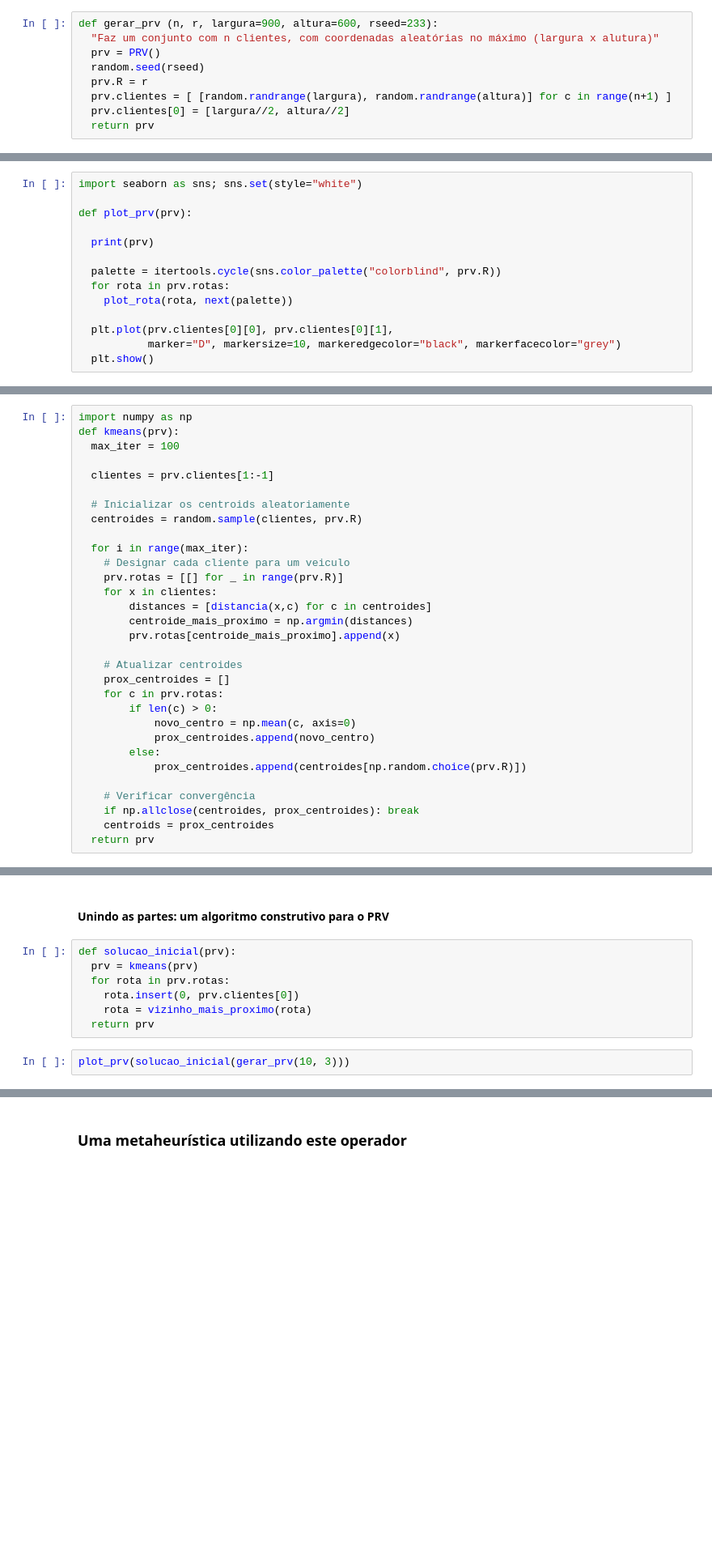
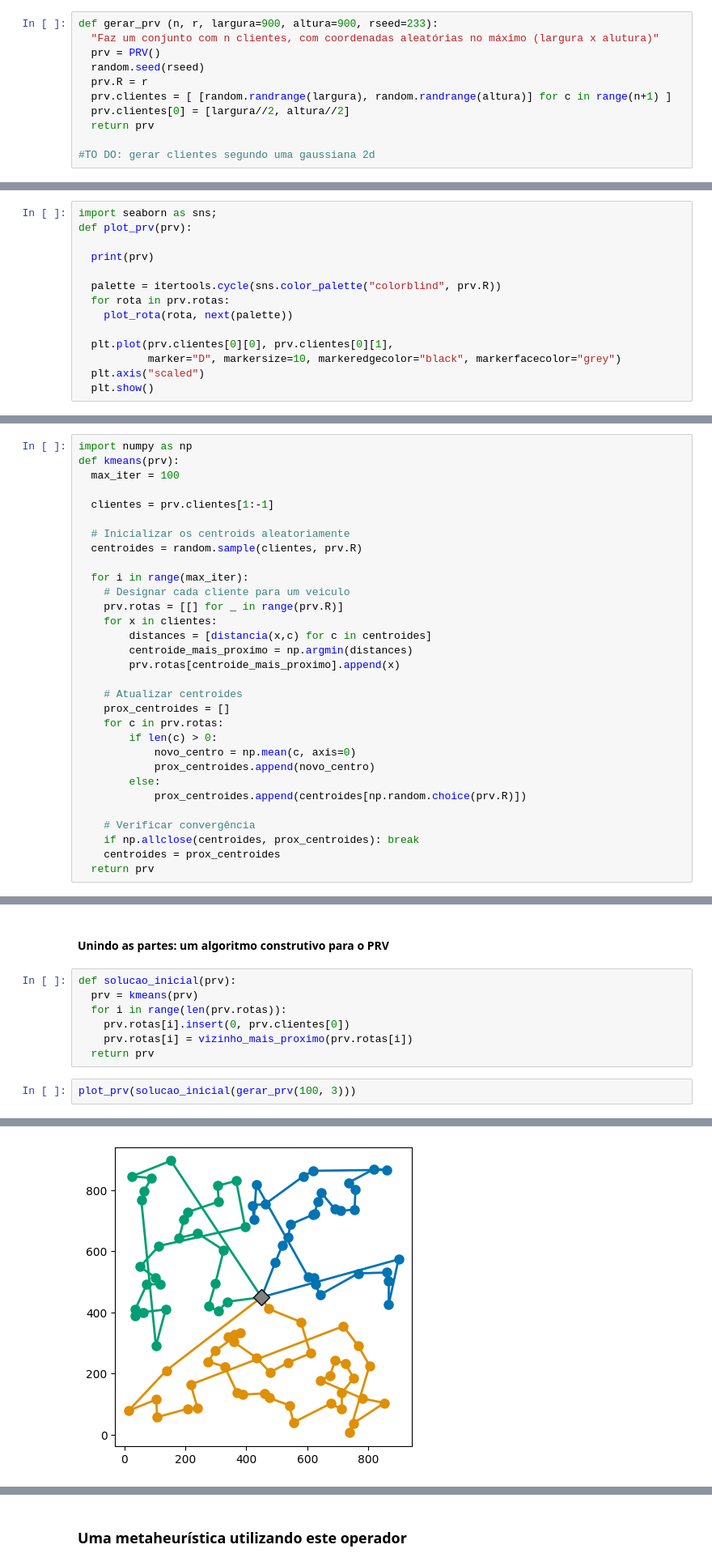
Before and after one commit to cdiegor/Metaheuristicas, a Jupyter notebook: PRV.ipynb, the cells around one changed output, grey strips where cells are left out. Shown: that part at 81% size. Drawn from its saved outputs; the diff is of its cells as text; blank space fills up the shorter version.

````diff
--- a/PRV.ipynb
+++ b/PRV.ipynb
@@ -88,7 +88,7 @@ def tamanho_rota(rota):
 
 A seguinte funçao ```gerar_prv``` recebe como parâmetros o número de clientes, uma quantidade de veículos e gera uma instância do PRV com estas características. Para um melhor efeito visual vamos situar o depósito inicial no centro do mapa.
 # %%
-def gerar_prv (n, r, largura=900, altura=600, rseed=233):
+def gerar_prv (n, r, largura=900, altura=900, rseed=233):
   "Faz um conjunto com n clientes, com coordenadas aleatórias no máximo (largura x alutura)"
   prv = PRV()
   random.seed(rseed)
@@ -96,6 +96,8 @@ def gerar_prv (n, r, largura=900, altura=600, rseed=233):
   prv.clientes = [ [random.randrange(largura), random.randrange(altura)] for c in range(n+1) ]
   prv.clientes[0] = [largura//2, altura//2]
   return prv
+
+#TO DO: gerar clientes segundo uma gaussiana 2d
 # %% [markdown]
 ### Desenhando a solução
 # %%
@@ -113,6 +117,5 @@ def plot_rota(rota, cor):
 # %%
-import seaborn as sns; sns.set(style="white")
-
+import seaborn as sns;
 def plot_prv(prv):
 
   print(prv)
@@ -123,6 +126,7 @@ def plot_prv(prv):
 
   plt.plot(prv.clientes[0][0], prv.clientes[0][1],
            marker="D", markersize=10, markeredgecolor="black", markerfacecolor="grey")
+  plt.axis("scaled")
   plt.show()
 # %%
 prv = gerar_prv(10, 3)
@@ -173,7 +181,7 @@ def kmeans(prv):
 
     # Verificar convergência
     if np.allclose(centroides, prox_centroides): break
-    centroids = prox_centroides
+    centroides = prox_centroides
   return prv
 # %% [markdown]
 #### Algoritmo construtivo para o PCV
@@ -200,9 +208,10 @@ def mais_proxima(c, cidades):
 # %%
 def solucao_inicial(prv):
   prv = kmeans(prv)
-  for rota in prv.rotas:
-    rota.insert(0, prv.clientes[0])
-    rota = vizinho_mais_proximo(rota)
+  for i in range(len(prv.rotas)):
+    prv.rotas[i].insert(0, prv.clientes[0])
+    prv.rotas[i] = vizinho_mais_proximo(prv.rotas[i])
   return prv
 # %%
-plot_prv(solucao_inicial(gerar_prv(10, 3)))
+plot_prv(solucao_inicial(gerar_prv(100, 3)))
+# %% [output]
@@ -209,3 +219,4 @@ plot_prv(solucao_inicial(gerar_prv(10, 3)))
+[figure, added]
 # %% [markdown]
 ### Um operador de modificação
 
````
Also changed, not shown: parts of 41 cells of this notebook.
